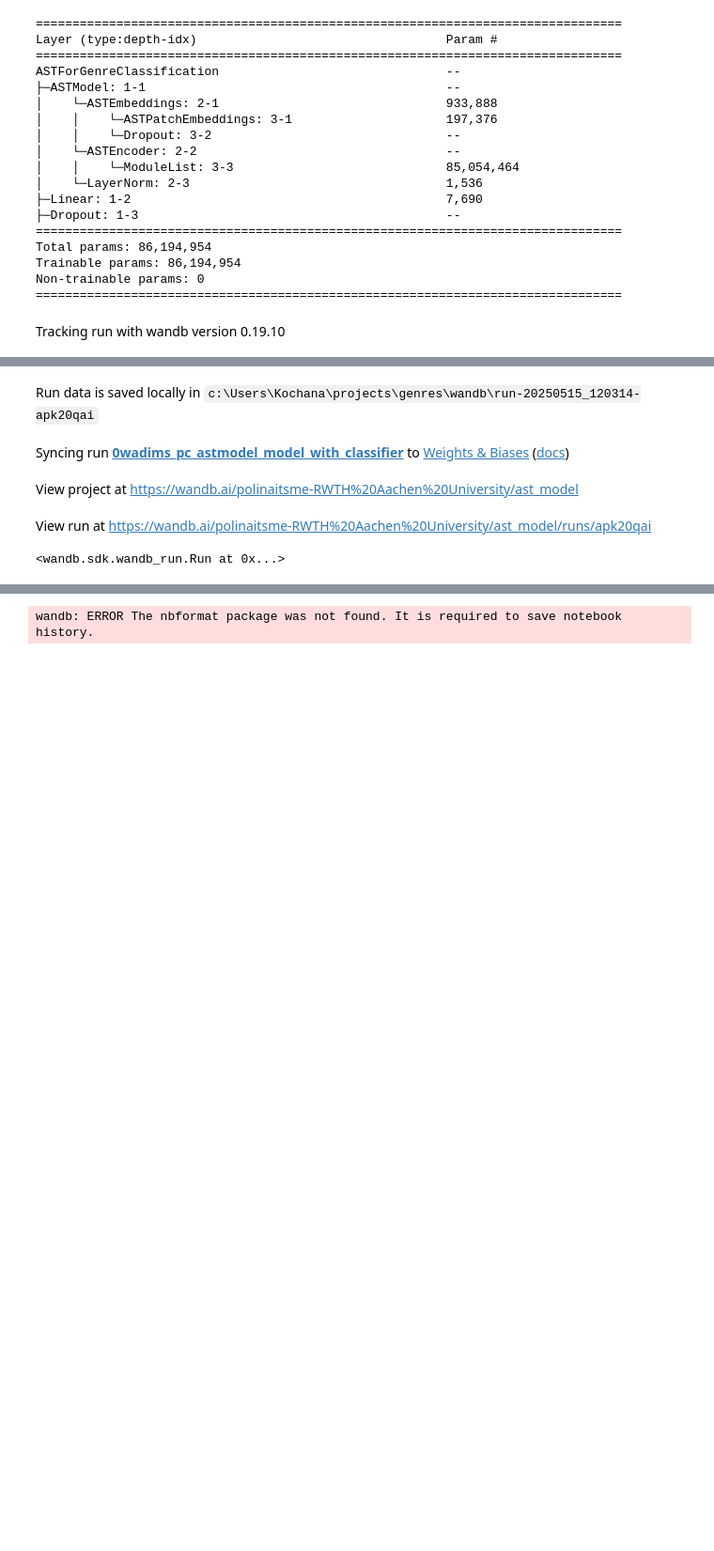
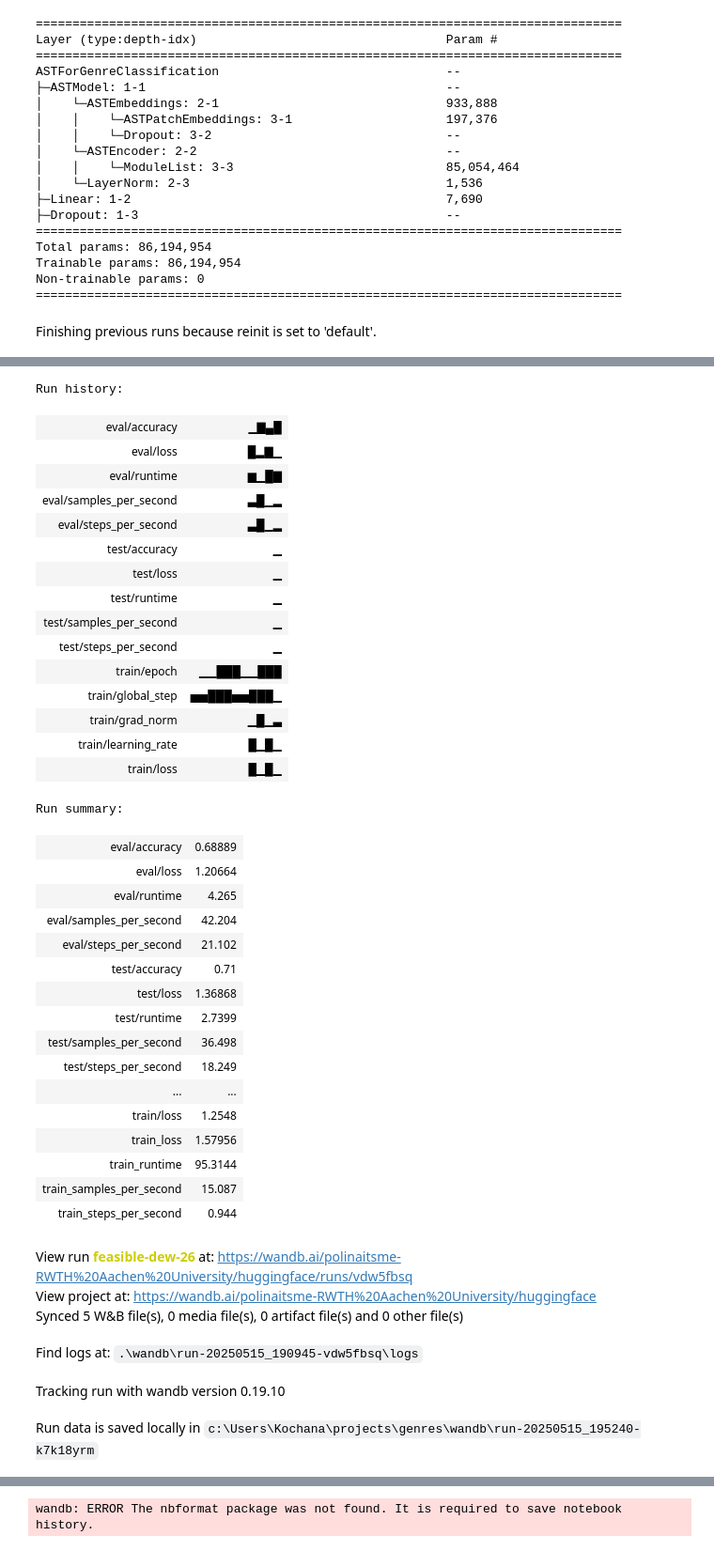
Before and after one commit to PulyaPolya/genres, a Jupyter notebook: ast_transfer_w_pc.ipynb, the cells around one changed output, grey strips where cells are left out. Shown: that part at 94% size. Cells and saved outputs as stored; diff of their text form; code cells hidden in the pictures; blank space fills up the shorter version.

```diff
--- a/ast_transfer_w_pc.ipynb
+++ b/ast_transfer_w_pc.ipynb
@@ -76,7 +76,7 @@ training_args = TrainingArguments(
     per_device_train_batch_size=2,
     per_device_eval_batch_size=2,
     learning_rate=3e-5,
-    num_train_epochs=80,
+    num_train_epochs=50,
     load_best_model_at_end=True,
     metric_for_best_model="accuracy",
     fp16=True,
@@ -155,7 +215,7 @@ Non-trainable params: 0
 ================================================================================
 # %%
 import wandb
-wandb.init(project="ast_model", name="0wadims_pc_astmodel_model_with_classifier", config={
+wandb.init(project="ast_model", name="wadims_pc_full", config={
             "epochs": training_args.num_train_epochs,
     "batch_size": training_args.per_device_train_batch_size,
     "lr": training_args.learning_rate,
@@ -164,4 +224,4 @@ wandb.init(project="ast_model", name="0wadims_pc_astmodel_model_with_classifier"
     "early_stopping" :8
    })
 # %% [output]
-Tracking run with wandb version 0.19.10
+Finishing previous runs because reinit is set to 'default'.
@@ -168,5 +230,39 @@ Tracking run with wandb version 0.19.10
+Run history:
+| eval/accuracy | ▁▇▄█ |
+| eval/loss | █▂▇▁ |
+| eval/runtime | ▆▁█▇ |
+| eval/samples_per_second | ▃█▁▂ |
+| eval/steps_per_second | ▃█▁▂ |
+| test/accuracy | ▁ |
+| test/loss | ▁ |
+| test/runtime | ▁ |
+| test/samples_per_second | ▁ |
+| test/steps_per_second | ▁ |
+| train/epoch | ▁▁███▁▁███ |
+| train/global_step | ▅▅███▅▅███▁ |
+| train/grad_norm | ▁█▁▃ |
+| train/learning_rate | █▁█▁ |
+| train/loss | █▁█▁ |
+Run summary:
+| eval/accuracy | 0.68889 |
+| eval/loss | 1.20664 |
+| eval/runtime | 4.265 |
+| eval/samples_per_second | 42.204 |
+| eval/steps_per_second | 21.102 |
+| test/accuracy | 0.71 |
+| test/loss | 1.36868 |
+| test/runtime | 2.7399 |
+| test/samples_per_second | 36.498 |
+| test/steps_per_second | 18.249 |
+| ... | ... |
+| train/loss | 1.2548 |
+| train_loss | 1.57956 |
+| train_runtime | 95.3144 |
+| train_samples_per_second | 15.087 |
+| train_steps_per_second | 0.944 |
-Run data is saved locally in c:\Users\Kochana\projects\genres\wandb\run-20250515_120314-apk20qai
+View run feasible-dew-26 at: https://wandb.ai/polinaitsme-RWTH%20Aachen%20University/huggingface/runs/vdw5fbsq
+View project at: https://wandb.ai/polinaitsme-RWTH%20Aachen%20University/huggingface
+Synced 5 W&B file(s), 0 media file(s), 0 artifact file(s) and 0 other file(s)
-Syncing run 0wadims_pc_astmodel_model_with_classifier to Weights & Biases (docs)
+Find logs at: .\wandb\run-20250515_190945-vdw5fbsq\logs
-View project at https://wandb.ai/polinaitsme-RWTH%20Aachen%20University/ast_model
+Tracking run with wandb version 0.19.10
-View run at https://wandb.ai/polinaitsme-RWTH%20Aachen%20University/ast_model/runs/apk20qai
+Run data is saved locally in c:\Users\Kochana\projects\genres\wandb\run-20250515_195240-k7k18yrm
-<wandb.sdk.wandb_run.Run at 0x...>
```
Also changed, not shown: parts of 13 cells of this notebook.
